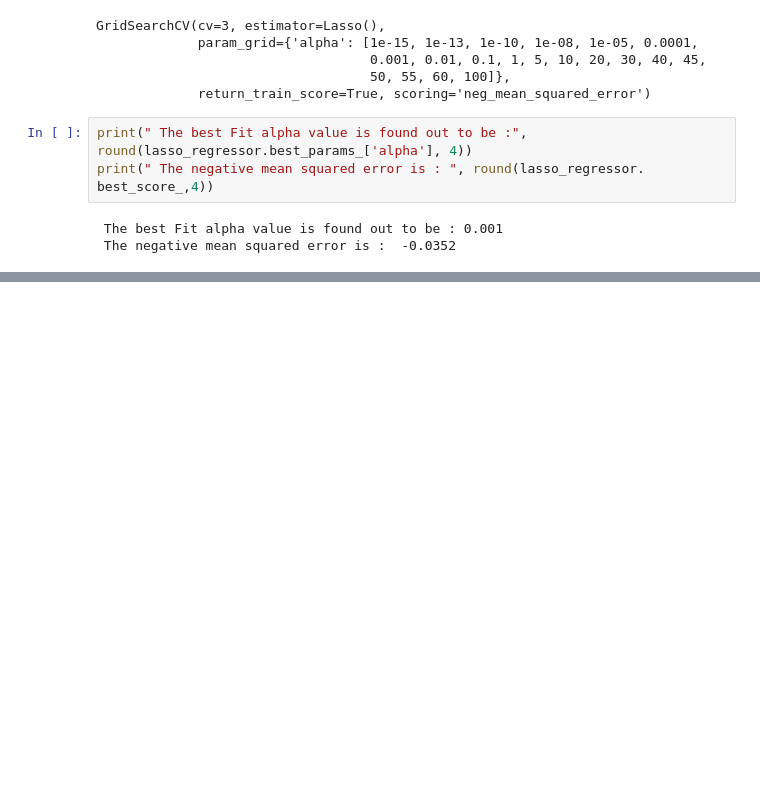
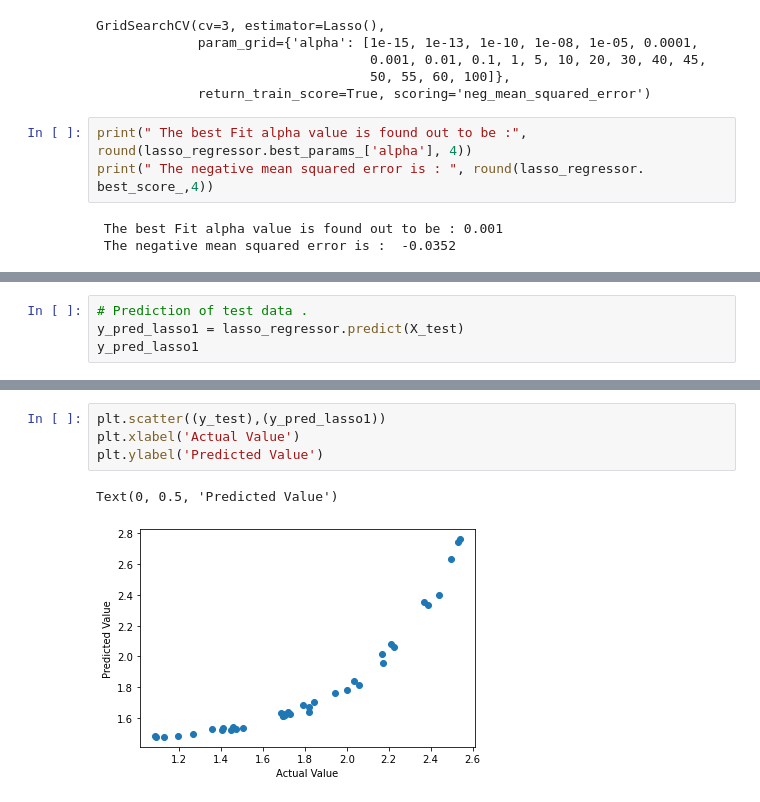
Before and after one commit to ShuklaRajni/Yes_Bank_Stock_Prices_Prediction_analysis, a Jupyter notebook: Yes_Bank_Stock_Closing_Price_Prediction_Capstone_Project_2.ipynb, the cells around one changed output, grey strips where cells are left out. Saved outputs shown, nothing was run; the diff lists cells and outputs as text; blank space fills up the shorter version.

```diff
--- a/Yes_Bank_Stock_Closing_Price_Prediction_Capstone_Project_2.ipynb
+++ b/Yes_Bank_Stock_Closing_Price_Prediction_Capstone_Project_2.ipynb
@@ -666,0 +669,4 @@ print(" The negative mean squared error is : ", round(lasso_regressor. best_scor
+# %%
+# Prediction of test data .
+y_pred_lasso1 = lasso_regressor.predict(X_test)
+y_pred_lasso1
@@ -666,0 +708,7 @@ print(" The negative mean squared error is : ", round(lasso_regressor. best_scor
+# %%
+plt.scatter((y_test),(y_pred_lasso1))
+plt.xlabel('Actual Value')
+plt.ylabel('Predicted Value')
+# %% [output]
+Text(0, 0.5, 'Predicted Value')
+[figure, added]
```
Also changed, not shown: parts of 28 cells of this notebook.
